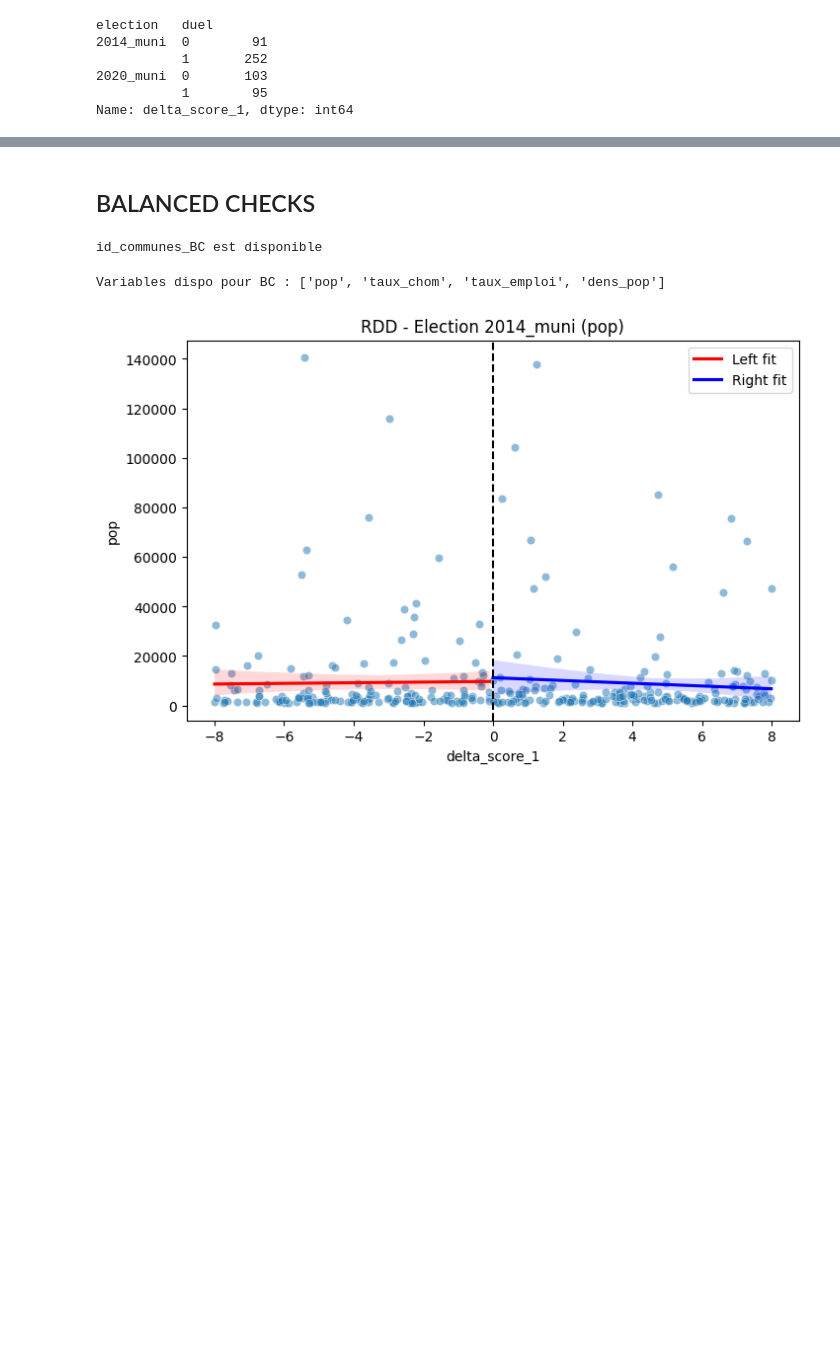
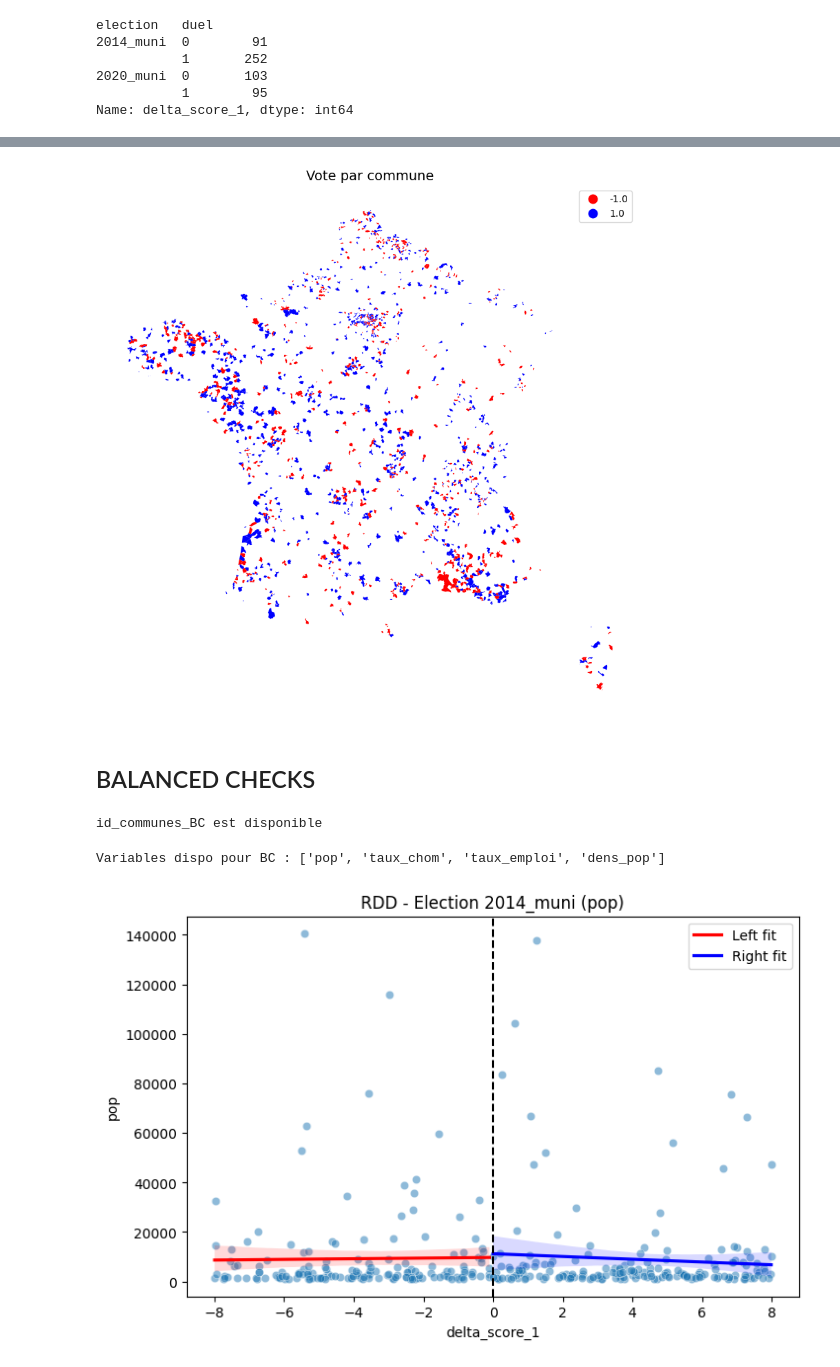
Before and after one commit to xdalp/projet3A, a Jupyter notebook: RDD.ipynb, the cells around one changed output, grey strips where cells are left out. Saved outputs shown, nothing was run; the diff lists cells and outputs as text; code cells hidden in the pictures; blank space fills up the shorter version.

Commit message:
ajout carte des votes municipales

```diff
--- a/RDD.ipynb
+++ b/RDD.ipynb
@@ -190,3 +238,26 @@ gdf_RDD=df_merged.copy()
+# %%
+from matplotlib.colors import ListedColormap
+cmap = ListedColormap(["red", "blue"])
+fig, ax = plt.subplots(1, 1, figsize=(10, 10))
+
+carte_vote_complete_2014.plot(
+    column="rang1_Nuance",
+    categorical=True,
+    cmap=cmap,
+    legend=True,
+    ax=ax,
+    missing_kwds={
+        "color": "lightgrey",
+        "label": "Données manquantes"
+    }
+)
+
+ax.set_title("Vote par commune", fontsize=14)
+ax.axis("off")
+
+plt.show()
+# %% [output]
+[figure, added]
 # %% [markdown]
 ## BALANCED CHECKS
 # %%
```
Also changed, not shown: parts of 6 cells of this notebook.
